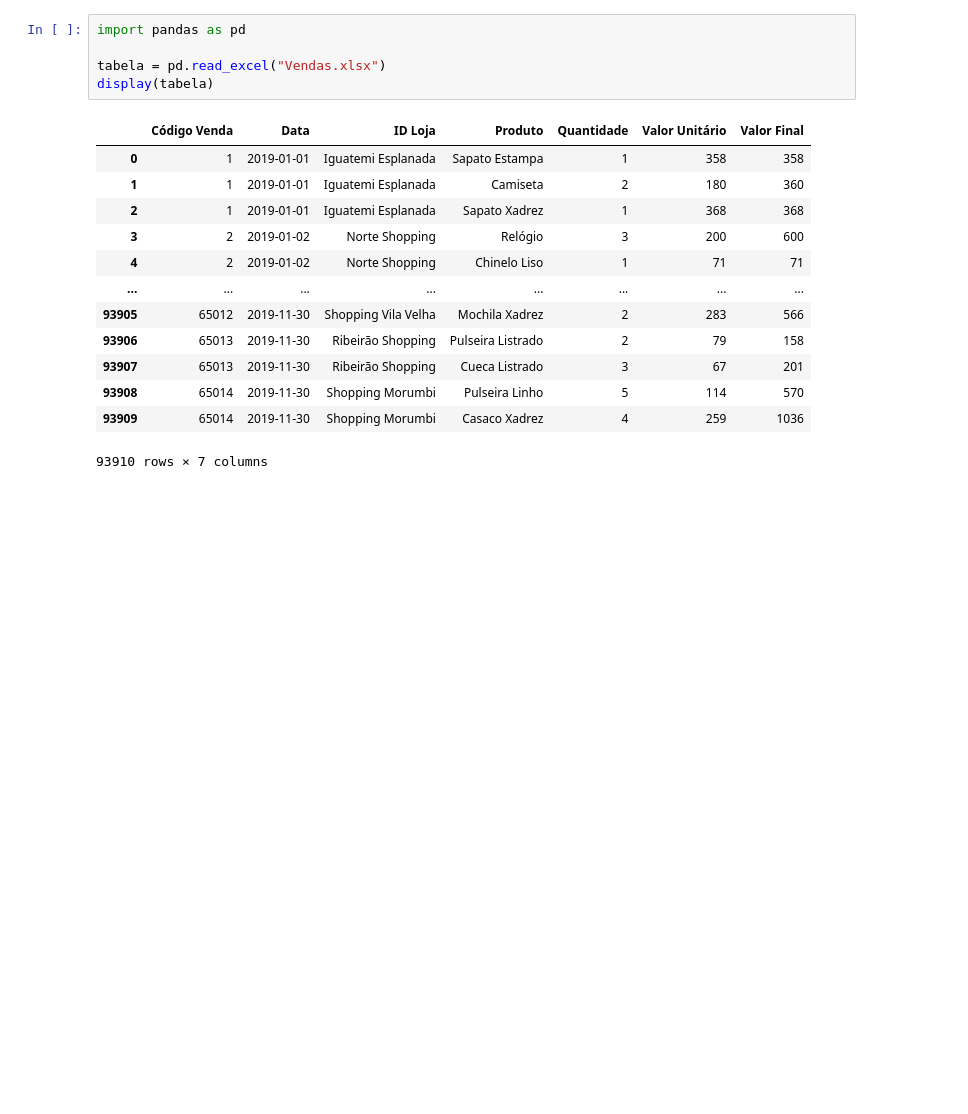
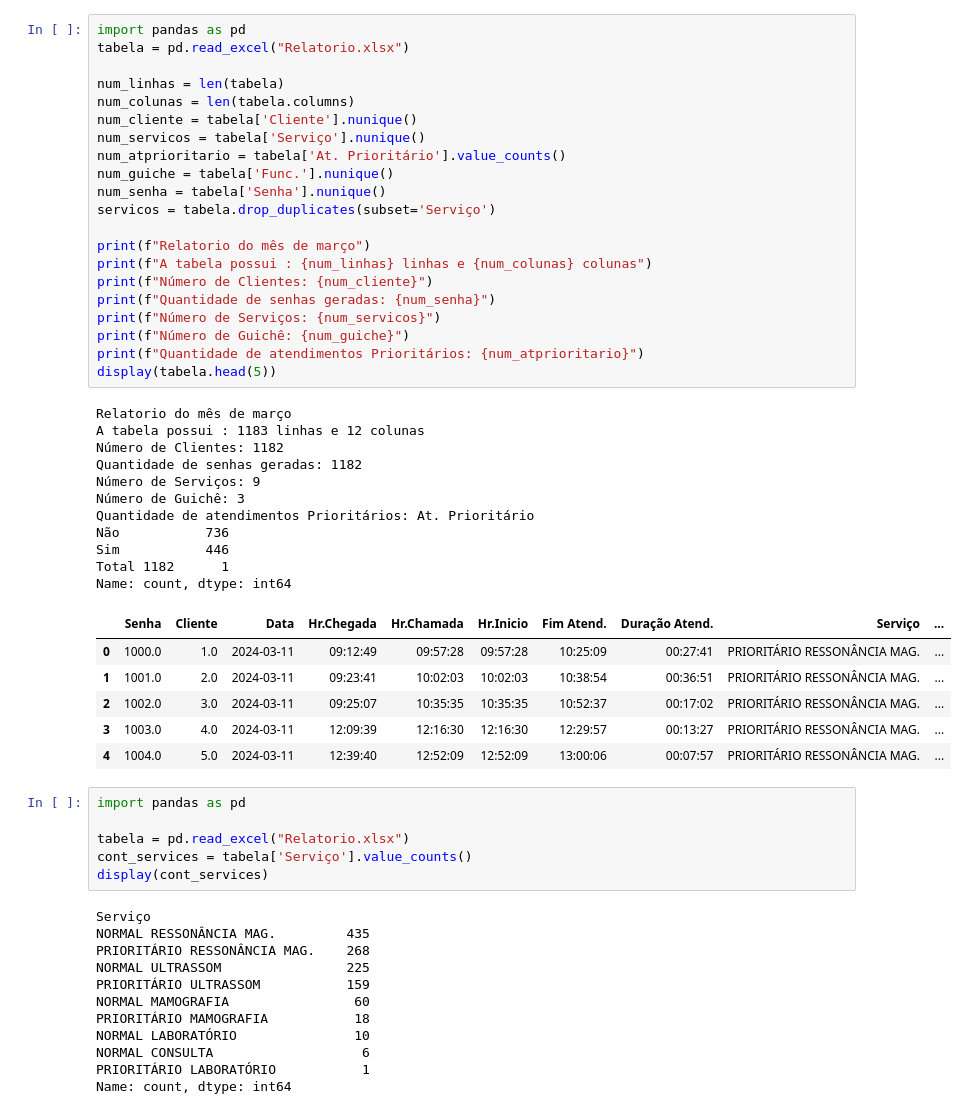
Before and after one commit to Luizpaulo99/AnaliseDeDados, a Jupyter notebook: AnáliseDeDados.ipynb, the cells around one changed output. Saved outputs shown, nothing was run; the diff lists cells and outputs as text; blank space fills up the shorter version.

```diff
--- a/AnáliseDeDados.ipynb
+++ b/AnáliseDeDados.ipynb
@@ -1,19 +1,57 @@
+# %%
+import pandas as pd
+tabela = pd.read_excel("Relatorio.xlsx")
+
+num_linhas = len(tabela)
+num_colunas = len(tabela.columns)
+num_cliente = tabela['Cliente'].nunique()
+num_servicos = tabela['Serviço'].nunique()
+num_atprioritario = tabela['At. Prioritário'].value_counts()
+num_guiche = tabela['Func.'].nunique()
+num_senha = tabela['Senha'].nunique()
+servicos = tabela.drop_duplicates(subset='Serviço')
+
+print(f"Relatorio do mês de março")
+print(f"A tabela possui : {num_linhas} linhas e {num_colunas} colunas")
+print(f"Número de Clientes: {num_cliente}")
+print(f"Quantidade de senhas geradas: {num_senha}")
+print(f"Número de Serviços: {num_servicos}")
+print(f"Número de Guichê: {num_guiche}")
+print(f"Quantidade de atendimentos Prioritários: {num_atprioritario}")
+display(tabela.head(5))
+# %% [output]
+Relatorio do mês de março
+A tabela possui : 1183 linhas e 12 colunas
+Número de Clientes: 1182
+Quantidade de senhas geradas: 1182
+Número de Serviços: 9
+Número de Guichê: 3
+Quantidade de atendimentos Prioritários: At. Prioritário
+Não           736
+Sim           446
+Total 1182      1
+Name: count, dtype: int64
+|  | Senha | Cliente | Data | Hr.Chegada | Hr.Chamada | Hr.Inicio | Fim Atend. | Duração Atend. | Serviço | ... |
+| 0 | 1000.0 | 1.0 | 2024-03-11 | 09:12:49 | 09:57:28 | 09:57:28 | 10:25:09 | 00:27:41 | PRIORITÁRIO RESSONÂNCIA MAG. | ... |
+| 1 | 1001.0 | 2.0 | 2024-03-11 | 09:23:41 | 10:02:03 | 10:02:03 | 10:38:54 | 00:36:51 | PRIORITÁRIO RESSONÂNCIA MAG. | ... |
+| 2 | 1002.0 | 3.0 | 2024-03-11 | 09:25:07 | 10:35:35 | 10:35:35 | 10:52:37 | 00:17:02 | PRIORITÁRIO RESSONÂNCIA MAG. | ... |
+| 3 | 1003.0 | 4.0 | 2024-03-11 | 12:09:39 | 12:16:30 | 12:16:30 | 12:29:57 | 00:13:27 | PRIORITÁRIO RESSONÂNCIA MAG. | ... |
+| 4 | 1004.0 | 5.0 | 2024-03-11 | 12:39:40 | 12:52:09 | 12:52:09 | 13:00:06 | 00:07:57 | PRIORITÁRIO RESSONÂNCIA MAG. | ... |
 # %%
 import pandas as pd
 
-tabela = pd.read_excel("Vendas.xlsx")
-display(tabela)
+tabela = pd.read_excel("Relatorio.xlsx")
+cont_services = tabela['Serviço'].value_counts()
+display(cont_services)
 # %% [output]
-|  | Código Venda | Data | ID Loja | Produto | Quantidade | Valor Unitário | Valor Final |
-| 0 | 1 | 2019-01-01 | Iguatemi Esplanada | Sapato Estampa | 1 | 358 | 358 |
-| 1 | 1 | 2019-01-01 | Iguatemi Esplanada | Camiseta | 2 | 180 | 360 |
-| 2 | 1 | 2019-01-01 | Iguatemi Esplanada | Sapato Xadrez | 1 | 368 | 368 |
-| 3 | 2 | 2019-01-02 | Norte Shopping | Relógio | 3 | 200 | 600 |
-| 4 | 2 | 2019-01-02 | Norte Shopping | Chinelo Liso | 1 | 71 | 71 |
-| ... | ... | ... | ... | ... | ... | ... | ... |
-| 93905 | 65012 | 2019-11-30 | Shopping Vila Velha | Mochila Xadrez | 2 | 283 | 566 |
-| 93906 | 65013 | 2019-11-30 | Ribeirão Shopping | Pulseira Listrado | 2 | 79 | 158 |
-| 93907 | 65013 | 2019-11-30 | Ribeirão Shopping | Cueca Listrado | 3 | 67 | 201 |
-| 93908 | 65014 | 2019-11-30 | Shopping Morumbi | Pulseira Linho | 5 | 114 | 570 |
-| 93909 | 65014 | 2019-11-30 | Shopping Morumbi | Casaco Xadrez | 4 | 259 | 1036 |
-93910 rows × 7 columns
+Serviço
+NORMAL RESSONÂNCIA MAG.         435
+PRIORITÁRIO RESSONÂNCIA MAG.    268
+NORMAL ULTRASSOM                225
+PRIORITÁRIO ULTRASSOM           159
+NORMAL MAMOGRAFIA                60
+PRIORITÁRIO MAMOGRAFIA           18
+NORMAL LABORATÓRIO               10
+NORMAL CONSULTA                   6
+PRIORITÁRIO LABORATÓRIO           1
+Name: count, dtype: int64
```
Also changed, not shown: parts of 12 cells of this notebook, 3 other files.
